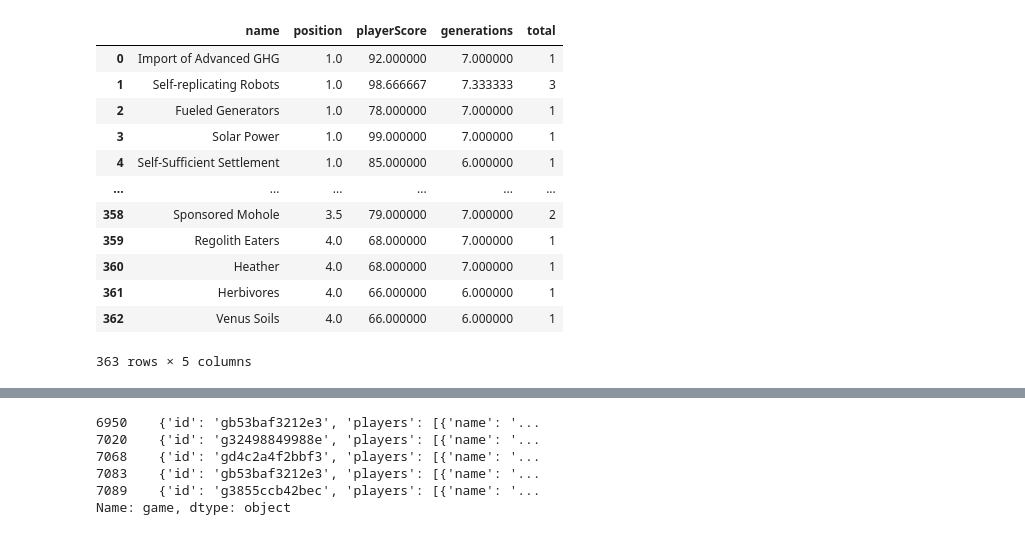
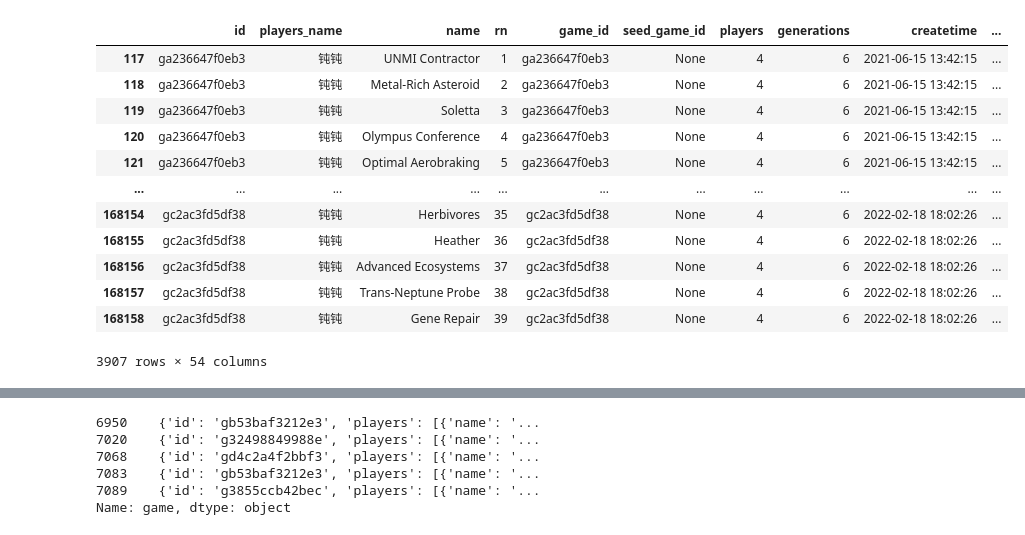
Before and after one commit to Ender-Wiggin2019/tfm-summary, a Jupyter notebook: sqlite.ipynb, the cells around one changed output, grey strips where cells are left out. Saved outputs shown, nothing was run; the diff lists cells and outputs as text; code cells hidden in the pictures.

```diff
--- a/sqlite.ipynb
+++ b/sqlite.ipynb
@@ -7,0 +41,16 @@ cnx = sqlite3.connect('./game.0802.db')
+# %%
+def get_full_games(cnx):
+    df1 = pd.read_sql_query("SELECT * FROM games", cnx)
+    df2 = pd.read_sql_query("SELECT * FROM games_202106", cnx)
+    df3 = pd.read_sql_query("SELECT * FROM games_202107", cnx)
+    df4 = pd.read_sql_query("SELECT * FROM games_202108_202110", cnx)
+    df4 = pd.read_sql_query("SELECT * FROM games_202111_202112", cnx)
+    print(df1.shape[0], \
+        df2.shape[0], \
+        df3.shape[0], \
+        df4.shape[0], \
+        )
+    res = pd.concat([df1, df2, df3, df4], axis=0)
+    return res
+# %%
+df = get_full_games(cnx).drop_duplicates(keep='first')
@@ -8,2 +59,2 @@ cnx = sqlite3.connect('./game.0802.db')
 # %%
-df = pd.read_sql_query("SELECT * FROM games", cnx)
+# df = pd.read_sql_query("SELECT * FROM games", cnx)
@@ -138,3 +228,19 @@ card_df = mid1.merge(player_df, how='left', left_on=['id', 'players_name'], righ
+# %%
+card_df[card_df['player'] == '钝钝']
+# %% [output]
+|  | id | players_name | name | rn | game_id | seed_game_id | players | generations | createtime | ... |
+| 117 | ga236647f0eb3 | 钝钝 | UNMI Contractor | 1 | ga236647f0eb3 | None | 4 | 6 | 2021-06-15 13:42:15 | ... |
+| 118 | ga236647f0eb3 | 钝钝 | Metal-Rich Asteroid | 2 | ga236647f0eb3 | None | 4 | 6 | 2021-06-15 13:42:15 | ... |
+| 119 | ga236647f0eb3 | 钝钝 | Soletta | 3 | ga236647f0eb3 | None | 4 | 6 | 2021-06-15 13:42:15 | ... |
+| 120 | ga236647f0eb3 | 钝钝 | Olympus Conference | 4 | ga236647f0eb3 | None | 4 | 6 | 2021-06-15 13:42:15 | ... |
+| 121 | ga236647f0eb3 | 钝钝 | Optimal Aerobraking | 5 | ga236647f0eb3 | None | 4 | 6 | 2021-06-15 13:42:15 | ... |
+| ... | ... | ... | ... | ... | ... | ... | ... | ... | ... | ... |
+| 168154 | gc2ac3fd5df38 | 钝钝 | Herbivores | 35 | gc2ac3fd5df38 | None | 4 | 6 | 2022-02-18 18:02:26 | ... |
+| 168155 | gc2ac3fd5df38 | 钝钝 | Heather | 36 | gc2ac3fd5df38 | None | 4 | 6 | 2022-02-18 18:02:26 | ... |
+| 168156 | gc2ac3fd5df38 | 钝钝 | Advanced Ecosystems | 37 | gc2ac3fd5df38 | None | 4 | 6 | 2022-02-18 18:02:26 | ... |
+| 168157 | gc2ac3fd5df38 | 钝钝 | Trans-Neptune Probe | 38 | gc2ac3fd5df38 | None | 4 | 6 | 2022-02-18 18:02:26 | ... |
+| 168158 | gc2ac3fd5df38 | 钝钝 | Gene Repair | 39 | gc2ac3fd5df38 | None | 4 | 6 | 2022-02-18 18:02:26 | ... |
+3907 rows × 54 columns
 # %%
 def getPlayerCardRank(df, player):
     ff1 = df.query('player == "%s"'%(player))
@@ -142,19 +248,3 @@ def getPlayerCardRank(df, player):
 # %%
 card_df_group = getCardRank(card_df)
 getPlayersCardRank(card_df).to_csv('playersCardRank.csv', index=False)
-# %%
-getPlayerCardRank(card_df, '钝钝')
-# %% [output]
-|  | name | position | playerScore | generations | total |
-| 0 | Import of Advanced GHG | 1.0 | 92.000000 | 7.000000 | 1 |
-| 1 | Self-replicating Robots | 1.0 | 98.666667 | 7.333333 | 3 |
-| 2 | Fueled Generators | 1.0 | 78.000000 | 7.000000 | 1 |
-| 3 | Solar Power | 1.0 | 99.000000 | 7.000000 | 1 |
-| 4 | Self-Sufficient Settlement | 1.0 | 85.000000 | 6.000000 | 1 |
-| ... | ... | ... | ... | ... | ... |
-| 358 | Sponsored Mohole | 3.5 | 79.000000 | 7.000000 | 2 |
-| 359 | Regolith Eaters | 4.0 | 68.000000 | 7.000000 | 1 |
-| 360 | Heather | 4.0 | 68.000000 | 7.000000 | 1 |
-| 361 | Herbivores | 4.0 | 66.000000 | 6.000000 | 1 |
-| 362 | Venus Soils | 4.0 | 66.000000 | 6.000000 | 1 |
-363 rows × 5 columns
```
Also changed, not shown: parts of 18 cells of this notebook, 6 other files.
